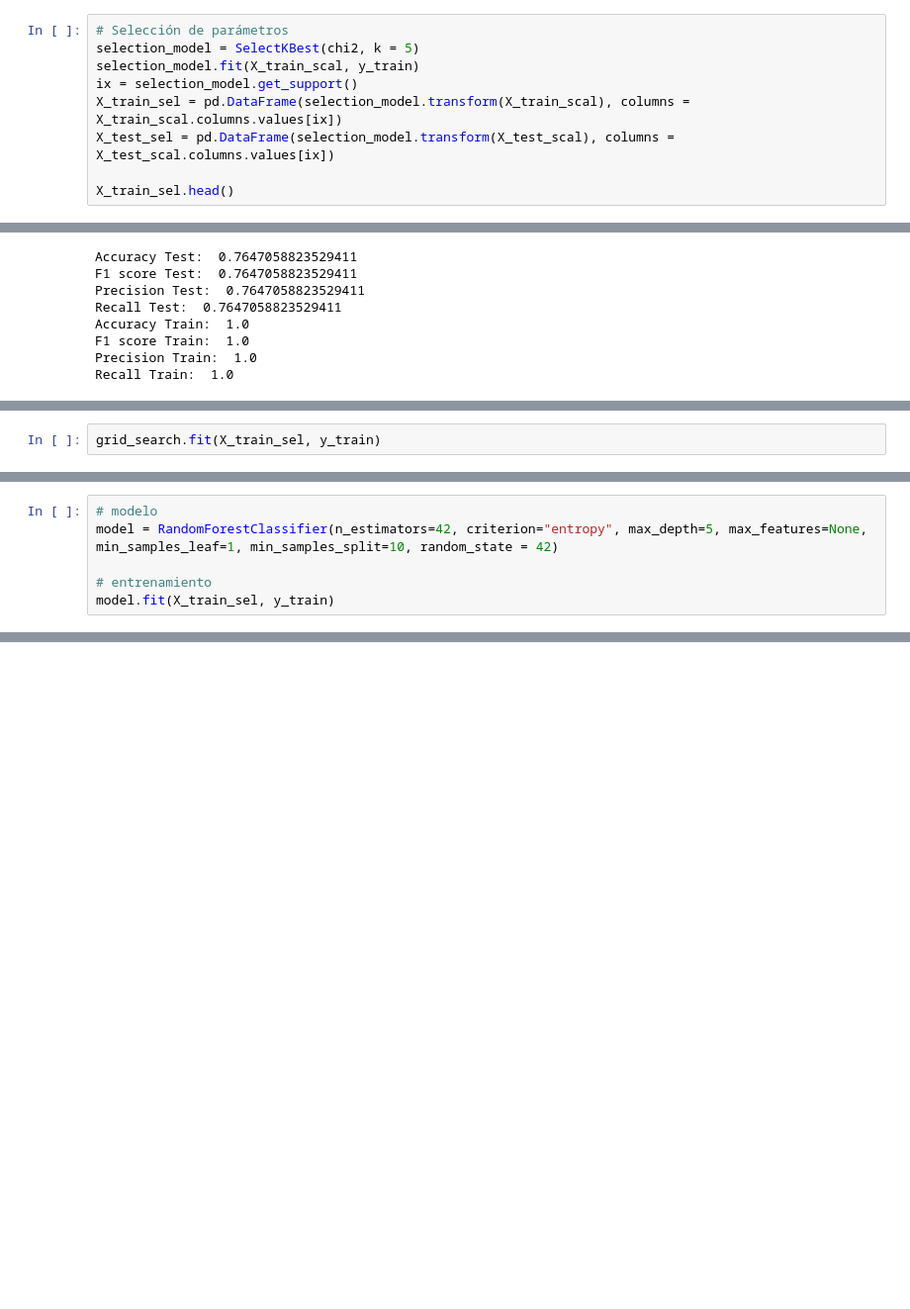
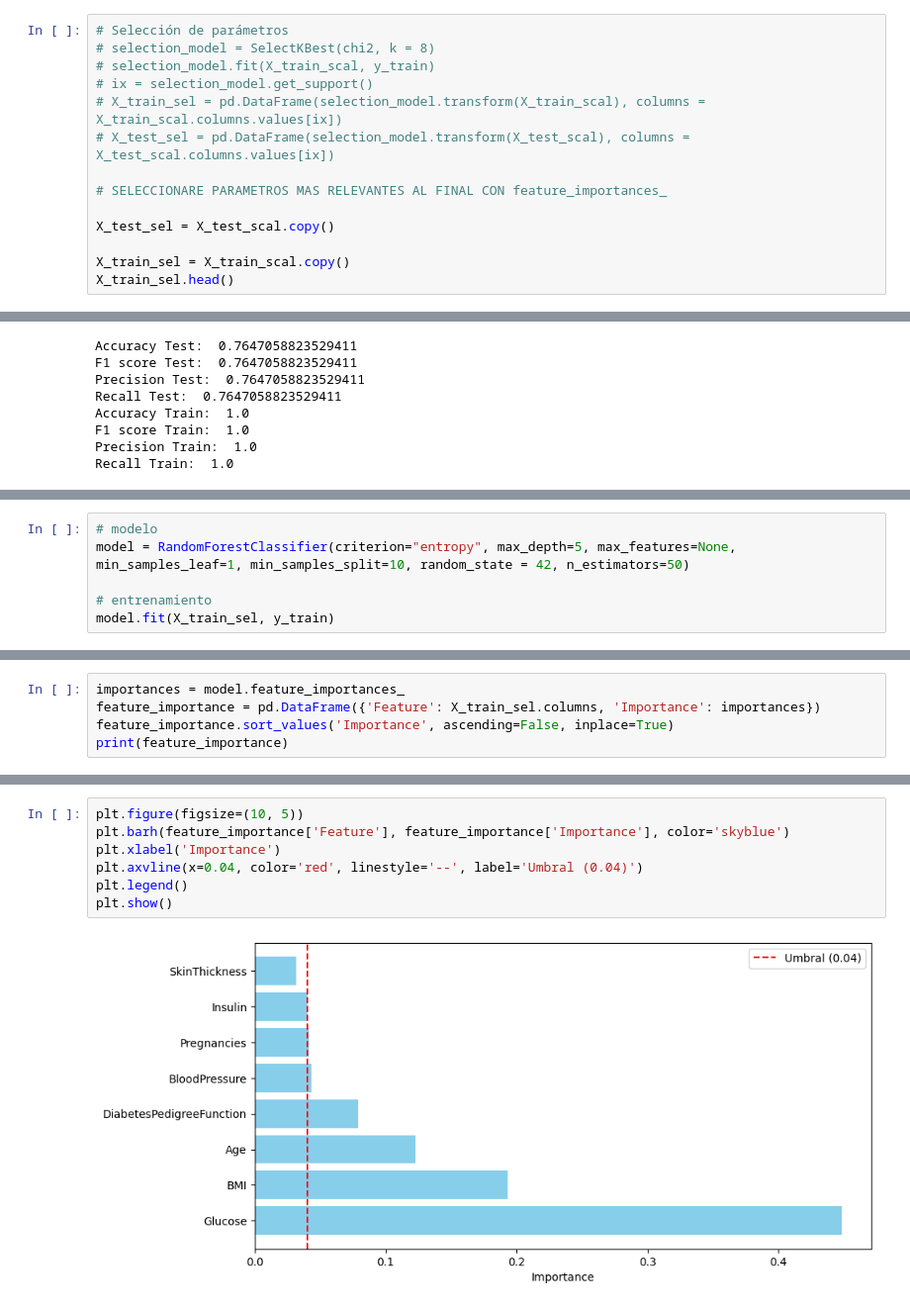
Before and after one commit to 4GeeksAcademy/sergio-roque-random-forest, a Jupyter notebook: src/explore.ipynb, the cells around one changed output, grey strips where cells are left out. Shown: that part at 99% size. Cells and saved outputs as stored; diff of their text form; blank space fills up the shorter version.

```diff
--- a/src/explore.ipynb
+++ b/src/explore.ipynb
@@ -63,11 +64,16 @@ X_train_scal.head()
 | 4 | 0.235294 | 0.509677 | 0.666667 | 0.086957 | 0.336798 | 0.433962 | 0.153682 | 0.216667 |
 # %%
 # Selección de parámetros
-selection_model = SelectKBest(chi2, k = 5)
-selection_model.fit(X_train_scal, y_train)
-ix = selection_model.get_support()
-X_train_sel = pd.DataFrame(selection_model.transform(X_train_scal), columns = X_train_scal.columns.values[ix])
-X_test_sel = pd.DataFrame(selection_model.transform(X_test_scal), columns = X_test_scal.columns.values[ix])
+# selection_model = SelectKBest(chi2, k = 8)
+# selection_model.fit(X_train_scal, y_train)
+# ix = selection_model.get_support()
+# X_train_sel = pd.DataFrame(selection_model.transform(X_train_scal), columns = X_train_scal.columns.values[ix])
+# X_test_sel = pd.DataFrame(selection_model.transform(X_test_scal), columns = X_test_scal.columns.values[ix])
 
+# SELECCIONARE PARAMETROS MAS RELEVANTES AL FINAL CON feature_importances_
+
+X_test_sel = X_test_scal.copy()
+
+X_train_sel = X_train_scal.copy()
 X_train_sel.head()
 # %% [output]
@@ -171,2 +159,0 @@ grid_search = GridSearchCV(
-# %%
-grid_search.fit(X_train_sel, y_train)
@@ -179,6 +181,6 @@ Mejores parámetros: {'n_estimators': np.int64(42)}
 # %%
 # modelo
-model = RandomForestClassifier(n_estimators=42, criterion="entropy", max_depth=5, max_features=None, min_samples_leaf=1, min_samples_split=10, random_state = 42)
+model = RandomForestClassifier(criterion="entropy", max_depth=5, max_features=None, min_samples_leaf=1, min_samples_split=10, random_state = 42, n_estimators=50)
 
 # entrenamiento
 model.fit(X_train_sel, y_train)
@@ -223,0 +226,5 @@ Recall Train:  0.8360655737704918
+# %%
+importances = model.feature_importances_
+feature_importance = pd.DataFrame({'Feature': X_train_sel.columns, 'Importance': importances})
+feature_importance.sort_values('Importance', ascending=False, inplace=True)
+print(feature_importance)
@@ -223,0 +241,9 @@ Recall Train:  0.8360655737704918
+# %%
+plt.figure(figsize=(10, 5))
+plt.barh(feature_importance['Feature'], feature_importance['Importance'], color='skyblue')
+plt.xlabel('Importance')
+plt.axvline(x=0.04, color='red', linestyle='--', label='Umbral (0.04)')
+plt.legend()
+plt.show()
+# %% [output]
+[figure, added]
```
Also changed, not shown: parts of 11 cells of this notebook.
